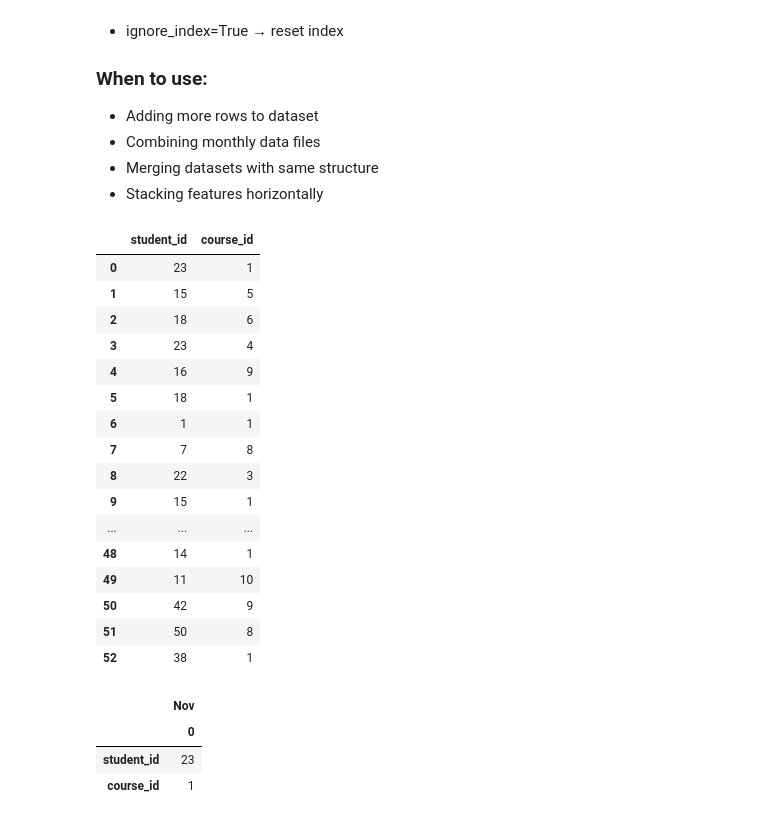
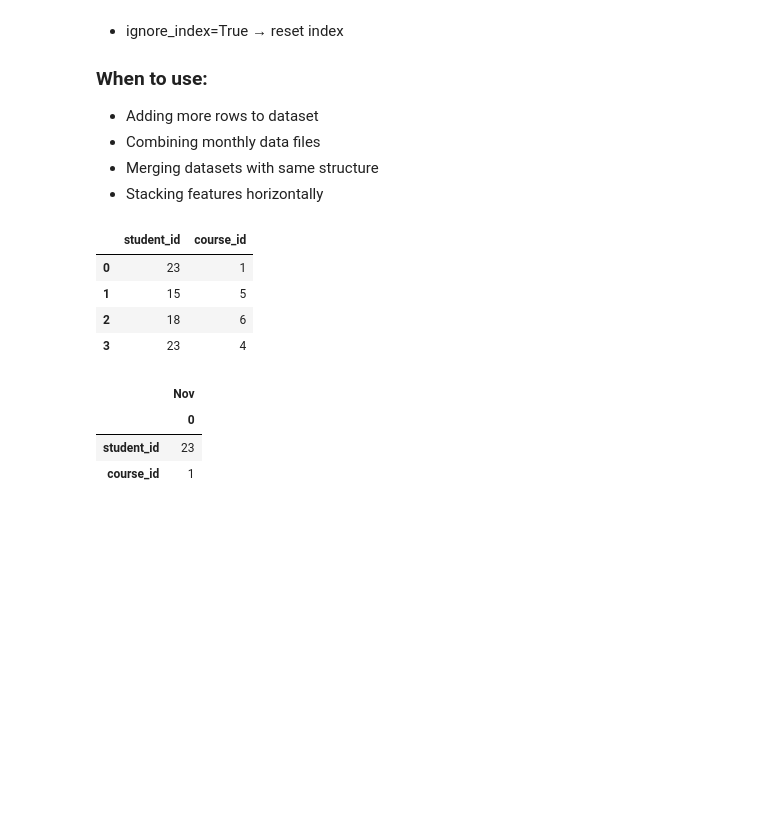
Before and after one commit to Amjad-Bin-Aslam/Data-Analysis-Portfolio, a Jupyter notebook: 05_Pandas/04_Pandas_Exercise.ipynb, the cells around one changed output. Saved outputs shown, nothing was run; the diff lists cells and outputs as text; code cells hidden in the pictures; blank space fills up the shorter version.

```diff
--- a/05_Pandas/04_Pandas_Exercise.ipynb
+++ b/05_Pandas/04_Pandas_Exercise.ipynb
@@ -31,25 +31,13 @@ pd.concat() is a pandas function used to combine two or more DataFrames (or Seri
 * Stacking features horizontally
 # %%
 regs = pd.concat([nov,dec],ignore_index=True)
-regs
+regs.head(4)
 # %% [output]
 |  | student_id | course_id |
 | 0 | 23 | 1 |
 | 1 | 15 | 5 |
 | 2 | 18 | 6 |
 | 3 | 23 | 4 |
-| 4 | 16 | 9 |
-| 5 | 18 | 1 |
-| 6 | 1 | 1 |
-| 7 | 7 | 8 |
-| 8 | 22 | 3 |
-| 9 | 15 | 1 |
-| ... | ... | ... |
-| 48 | 14 | 1 |
-| 49 | 11 | 10 |
-| 50 | 42 | 9 |
-| 51 | 50 | 8 |
-| 52 | 38 | 1 |
 # %%
 # Multi-index DataFrame
 multi = pd.concat([nov,dec],keys=['Nov','Dec'])
```
Also changed, not shown: parts of 3 cells of this notebook.
